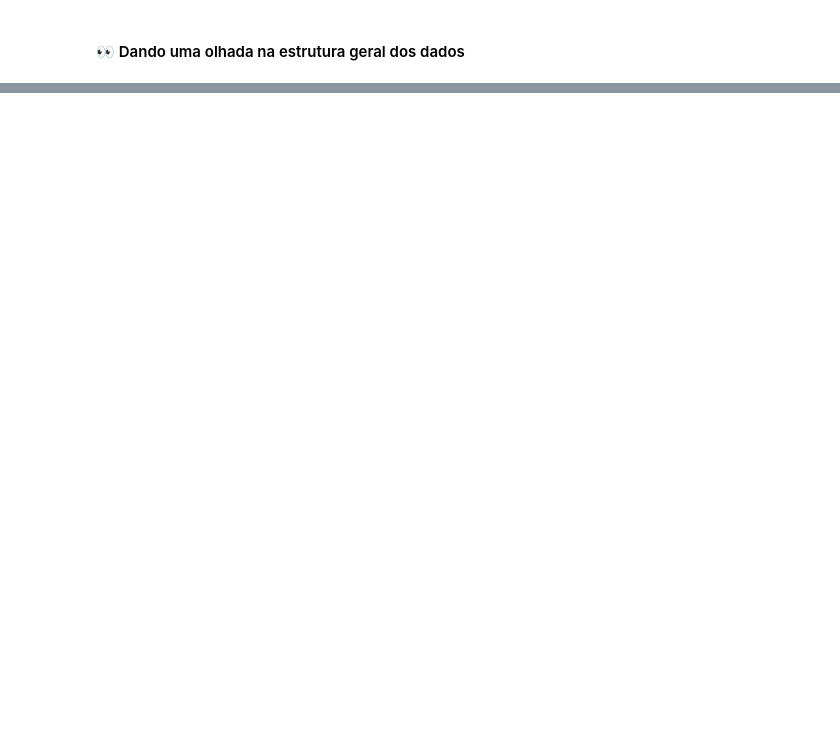
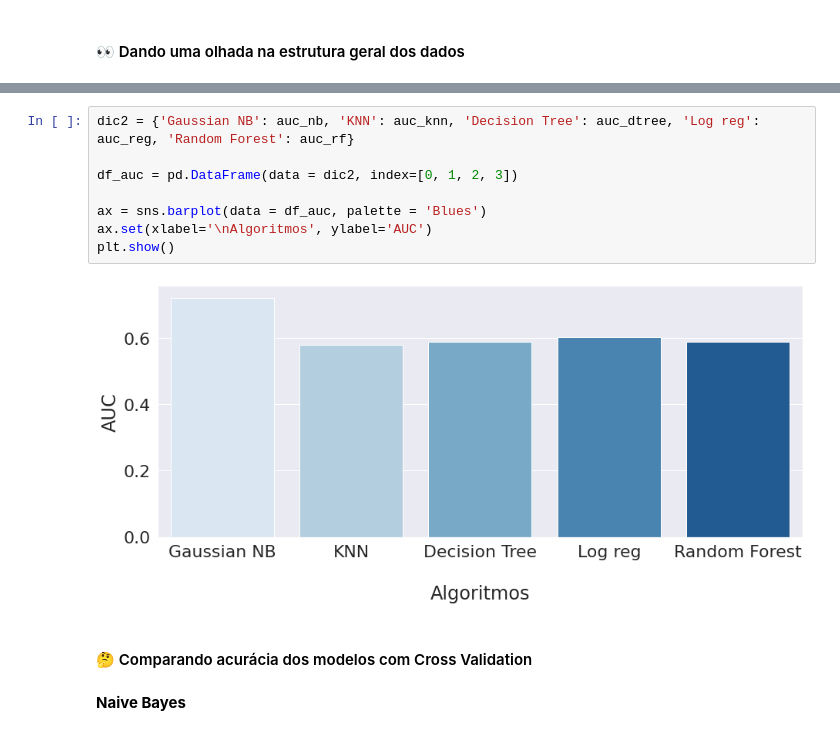
Before and after one commit to kailanefelix/classifier-models, a Jupyter notebook: modelagem.ipynb, the cells around one changed output, grey strips where cells are left out. Cells and saved outputs as stored; diff of their text form; blank space fills up the shorter version.

```diff
--- a/modelagem.ipynb
+++ b/modelagem.ipynb
@@ -443,0 +713,14 @@ plt.show()
+# %%
+dic2 = {'Gaussian NB': auc_nb, 'KNN': auc_knn, 'Decision Tree': auc_dtree, 'Log reg': auc_reg, 'Random Forest': auc_rf}
+
+df_auc = pd.DataFrame(data = dic2, index=[0, 1, 2, 3])
+
+ax = sns.barplot(data = df_auc, palette = 'Blues')
+ax.set(xlabel='\nAlgoritmos', ylabel='AUC')
+plt.show()
+# %% [output]
+[figure, added]
+# %% [markdown]
+#### 🤔 Comparando acurácia dos modelos com Cross Validation
+# %% [markdown]
+**Naive Bayes**
```
Also changed, not shown: parts of 183 cells of this notebook.
